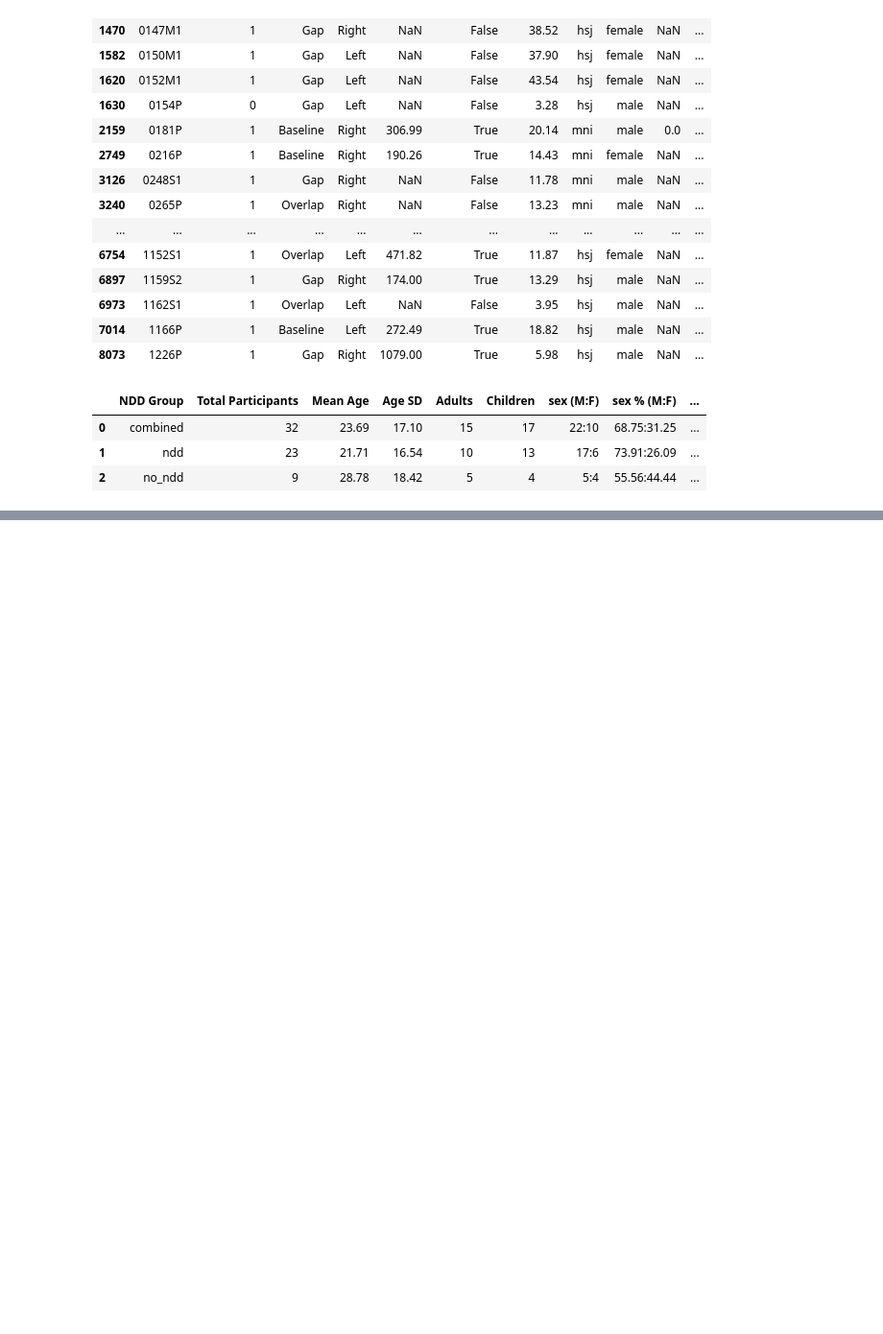
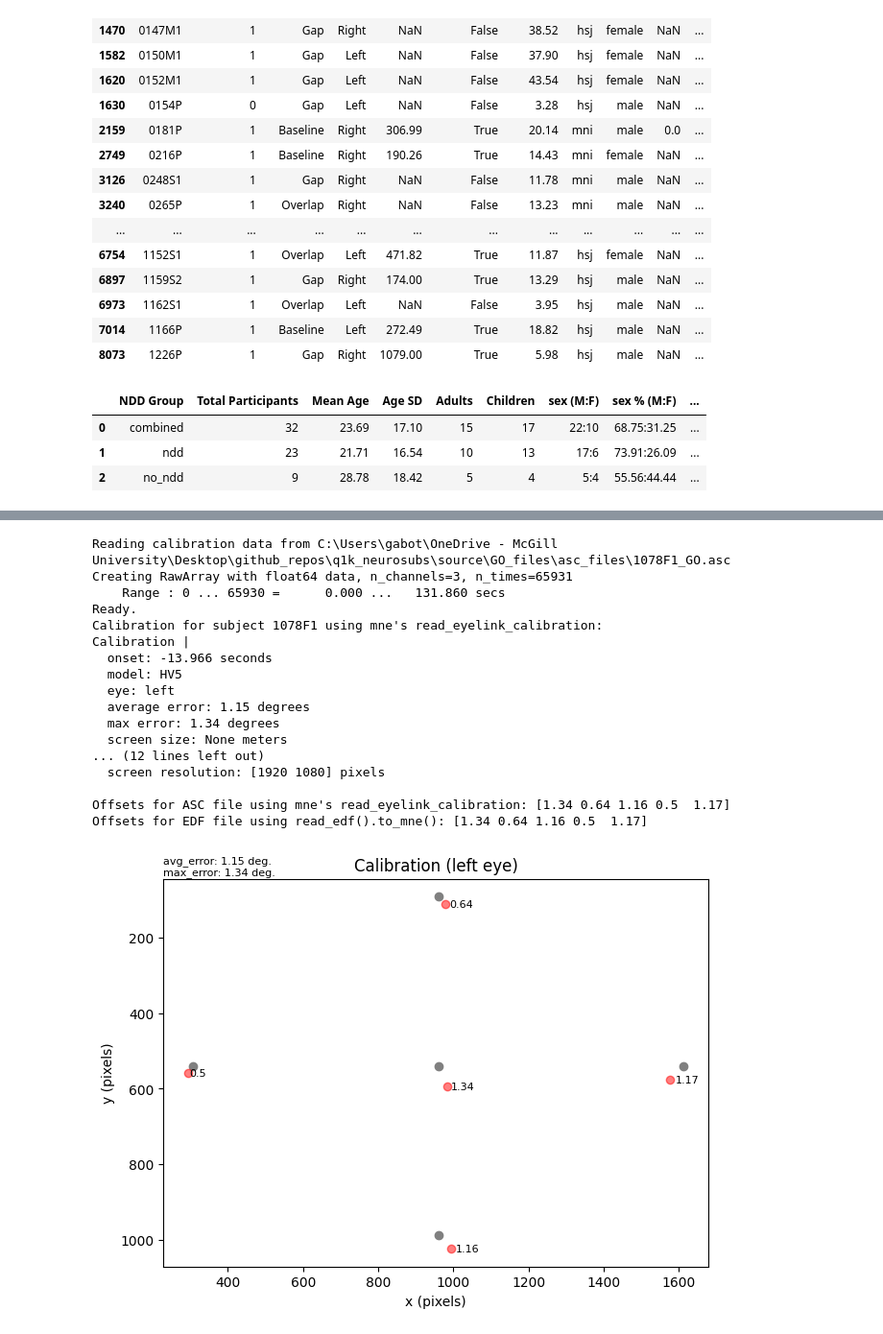
Before and after one commit to gabrielblancogomez/q1k_neurosubs, a Jupyter notebook: code/et/2_gap_et_preprocessing.ipynb, the cells around one changed output, grey strips where cells are left out. Shown at 96% size. Saved outputs shown, nothing was run; the diff lists cells and outputs as text; code cells hidden in the pictures; blank space fills up the shorter version.

```diff
--- a/code/et/2_gap_et_preprocessing.ipynb
+++ b/code/et/2_gap_et_preprocessing.ipynb
@@ -867,0 +950,66 @@ doc.save(f"C:/Users/gabot/OneDrive - McGill University/Desktop/github_repos/q1k_
+# %%
+if run_test:
+    # Check a data from two subjects
+
+    # Get asc and edf files for subject 0043F1
+    subject_id = "1078F1"
+    asc_file = f"C:/Users/gabot/OneDrive - McGill University/Desktop/github_repos/q1k_neurosubs/source/GO_files/asc_files/{subject_id}_GO.asc"
+    edf_file = f"C:/Users/gabot/OneDrive - McGill University/Desktop/github_repos/q1k_neurosubs/source/GO_files/edf_files/{subject_id}_GO.edf"
+    # Read the asc file
+    try:
+        asc_cal = read_eyelink_calibration(asc_file)
+    except Exception as e:
+        print(f"Error reading asc file for subject {subject_id}: {e}")
+        asc_cal = None
+    # Read the edf file
+    try:
+        edf_data = read_edf(edf_file)
+        edf_cal = edf_data.to_mne()[1]  # Get the calibration data
+    except Exception as e:
+        print(f"Error reading edf file for subject {subject_id}: {e}")
+        edf_cal = None
+    # Print the calibration data
+    if asc_cal is not None:
+        print(f"Calibration for subject {subject_id} using mne's read_eyelink_calibration:")
+        print(asc_cal[-1])  # Print the last calibration
+
+    if edf_cal is not None:
+        print(f"Calibration for subject {subject_id} using eyelink's read_edf().to_mne()")
+        print(edf_cal[-1])  # Print the last calibration
+
+    # Extract the offsets and plot the calibration data
+    if asc_cal is not None:
+        offsets_asc = asc_cal[-1]["offsets"]
+        print(f"Offsets for ASC file using mne's read_eyelink_calibration: {offsets_asc}")
+    if edf_cal is not None:
+        offsets_edf = edf_cal[-1]["offsets"]
+        print(f"Offsets for EDF file using read_edf().to_mne(): {offsets_edf}")
+    # Plot the calibration data for both asc and edf files
+    if asc_cal is not None:
+        fig_asc = asc_cal[-1].plot()
+        fig_asc.suptitle(f"Calibration for subject {subject_id} - Using Asc file and mne's read_eyelink_calibration", fontsize=16)
+        plt.show()
+    if edf_cal is not None:
+        fig_edf = edf_cal[-1].plot()
+        fig_edf.suptitle(f"Calibration for subject {subject_id} - Using EDF file and read_edf().to_mne()", fontsize=16)
+        # Add subtitle as text
+        plt.show()
+# %% [output]
+Reading calibration data from C:\Users\gabot\OneDrive - McGill University\Desktop\github_repos\q1k_neurosubs\source\GO_files\asc_files\1078F1_GO.asc
+Creating RawArray with float64 data, n_channels=3, n_times=65931
+    Range : 0 ... 65930 =      0.000 ...   131.860 secs
+Ready.
+Calibration for subject 1078F1 using mne's read_eyelink_calibration:
+Calibration |
+  onset: -13.966 seconds
+  model: HV5
+  eye: left
+  average error: 1.15 degrees
+  max error: 1.34 degrees
+  screen size: None meters
+... (12 lines left out)
+  screen resolution: [1920 1080] pixels
+
+Offsets for ASC file using mne's read_eyelink_calibration: [1.34 0.64 1.16 0.5  1.17]
+Offsets for EDF file using read_edf().to_mne(): [1.34 0.64 1.16 0.5  1.17]
+[figure, added]
```
Also changed, not shown: parts of 23 cells of this notebook, 2 other files.
